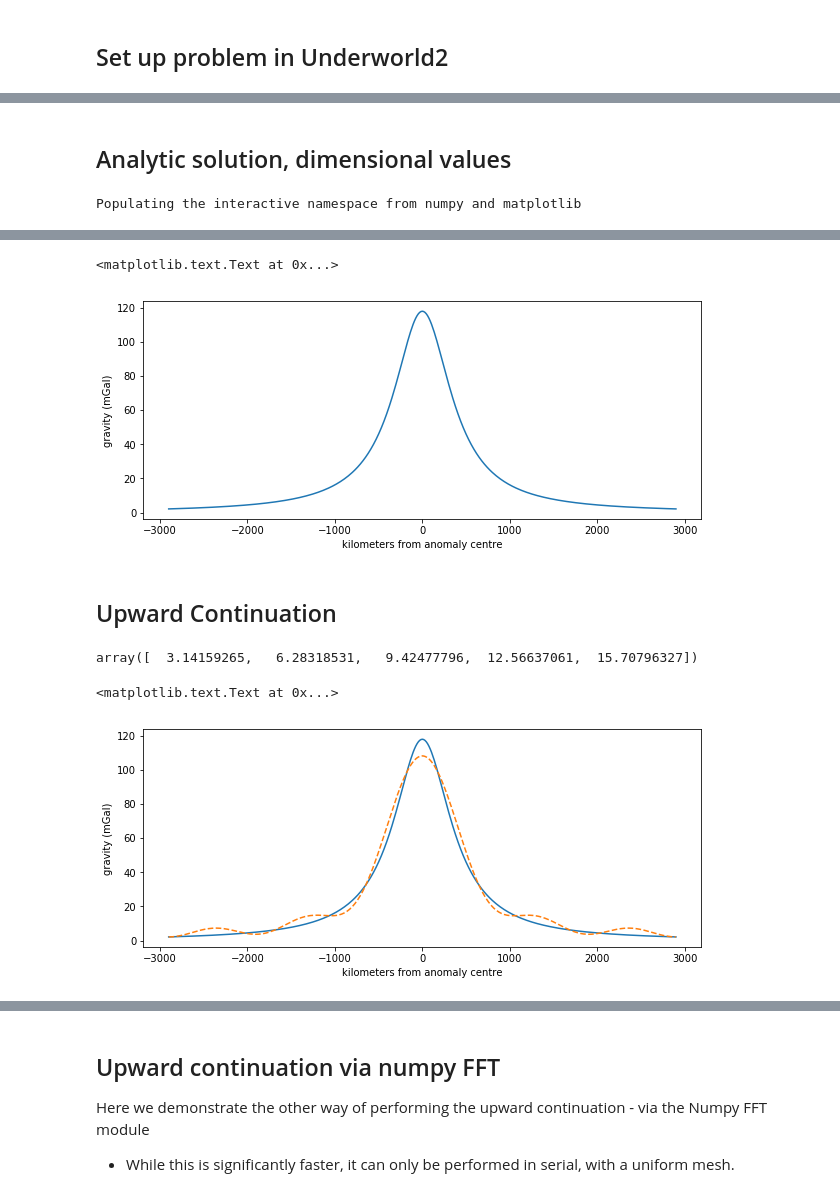
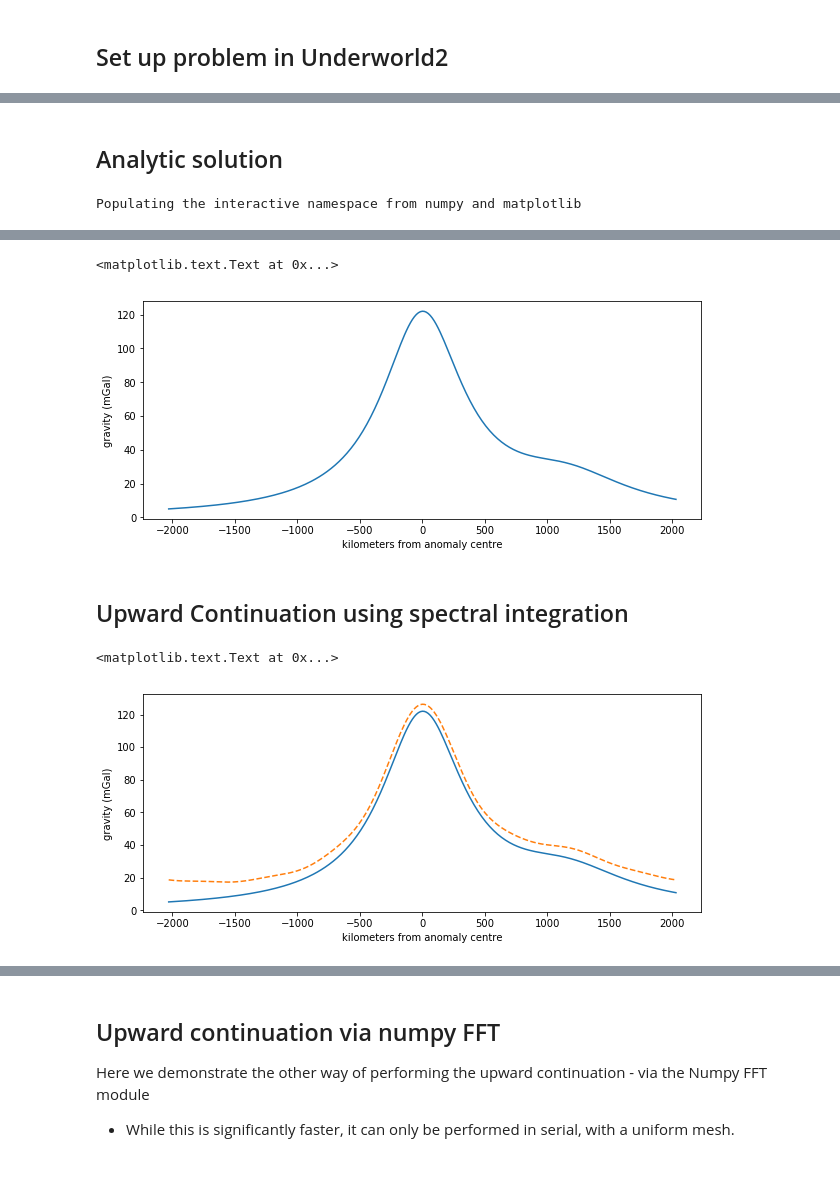
Before and after one commit to dansand/gravityPt1, a Jupyter notebook: pt2_gravityEx1.ipynb, the cells around one changed output, grey strips where cells are left out. Saved outputs shown, nothing was run; the diff lists cells and outputs as text; code cells hidden in the pictures.

```diff
--- a/pt2_gravityEx1.ipynb
+++ b/pt2_gravityEx1.ipynb
@@ -34,9 +39,13 @@ from spectral_tools import *
 lengthScale = 2900e3
 # first create a mesh and variable
 mesh = uw.mesh.FeMesh_Cartesian(elementType = 'Q1/dQ0',
-                                elementRes=(6*64,64),
-                                minCoord    = (-1., 1. - 1000e3/lengthScale),
-                                maxCoord    = (1., 1.) )
+                                elementRes=(4*64,64),
+                                minCoord    = (-0.7, 1. - 1000e3/lengthScale),
+                                maxCoord    = (0.7, 1.) )
 
 
 densVar = uw.mesh.MeshVariable(mesh,1)
+
+tWalls = mesh.specialSets["MaxJ_VertexSet"]
+bWalls = mesh.specialSets["MinJ_VertexSet"]
+lWalls = mesh.specialSets["MinI_VertexSet"]
@@ -46,7 +59,10 @@ radius = 150e3/lengthScale
 depth =  400e3/lengthScale
 offset= (0., 1 - depth)
 coord1 = fn.input() - offset
+circle1 = ( fn.math.dot(coord1,coord1) < radius**2 )
 
-circle1 = ( fn.math.dot(coord1,coord1) < radius**2 )
+offset2= (0.4, 1 - 1.5*depth)
+coord2 = fn.input() - offset2
+circle2 = ( fn.math.dot(coord2,coord2) < (0.5*radius)**2 )
 # %%
 densFn = fn.branching.conditional(  ( (circle1,  1.),
@@ -60,5 +77,5 @@ fig.show()
 # %% [output]
 [interactive output not drawn]
 # %% [markdown]
-## Analytic solution, dimensional values
+## Analytic solution
 # %%
@@ -70,15 +86,19 @@ meshXs = mesh.data[mesh.specialSets['MaxJ_VertexSet'].data][:,0]
 # %%
+meshXs = mesh.data[mesh.specialSets['MaxJ_VertexSet'].data][:,0]
 dimXs = (meshXs - offset[0])*lengthScale
-
 dimDepth = depth*lengthScale
 dimrad = radius*lengthScale
+grav1 = ((2*np.pi*G*(dimrad)**2*deltaRho))*dimDepth/((dimXs**2 + dimDepth**2))
 
-grav = ((2*np.pi*G*(dimrad)**2*deltaRho))*dimDepth/((dimXs**2 + dimDepth**2))
+dimXs2 = (meshXs - offset2[0])*lengthScale
+dimDepth2 = 1.5*depth*lengthScale
+dimrad2 = 0.5*radius*lengthScale
+grav2 = ((2*np.pi*G*(dimrad2)**2*deltaRho))*dimDepth2/((dimXs2**2 + dimDepth2**2))
 # %%
 %pylab inline
 fig, ax = plt.subplots(figsize=(10, 4))
 
-gravComb = (grav)
+gravComb = grav1 + grav2
 
 ax.plot(dimXs*1e-3, gravComb *1e5)
 ax.set_ylabel('gravity (mGal)')
@@ -89,15 +109,12 @@ WARNING: pylab import has clobbered these variables: ['spacing']
 `%matplotlib` prevents importing * from pylab and numpy
 <matplotlib.text.Text at 0x...>
-[figure, old version]
+[figure, new version]
 # %% [markdown]
-## Upward Continuation
+## Upward Continuation using spectral integration
 # %%
 densityIntFac = deltaRho*lengthScale
 gravitationalFac = 2.*np.pi*G
 # %%
-N = 6
+N = 8
 ks = integral_wavenumbers(mesh, N, axisIndex=1)
 upContKernelFn = fn.math.exp(-1.*(1. - fn.coord()[1])*ks)
-ks
-# %% [output]
-array([  3.14159265,   6.28318531,   9.42477796,  12.56637061,  15.70796327])
@@ -115,13 +135,15 @@ gravFn = gravFn*densityIntFac*gravitationalFac
 # %%
 fig, ax = plt.subplots(figsize=(10, 4))
 ax.plot(dimXs*1e-3, gravComb*1e5)
-ax.plot(dimXs*1e-3, ((gravFn) - ((gravFn)[0]  -gravComb[-1]))  *1e5, ls = '--')
+#ax.plot(dimXs*1e-3, ((gravUw) - ((gravUw)[0]  -gravComb[-1]))  *1e5, ls = '--')
+ax.plot(dimXs*1e-3, (gravUw) *1e5, ls = '--')
+#ax.plot(dimXs*1e-3, (gravUw - gravUw[0]) *1e5, ls = '--')
 
 ax.set_ylabel('gravity (mGal)')
 ax.set_xlabel('kilometers from anomaly centre')
 # %% [output]
 <matplotlib.text.Text at 0x...>
-[figure, old version]
+[figure, new version]
 # %%
 sincfs = coeffs[0].evaluate()
 coscfs = coeffs[1].evaluate()
```
Also changed, not shown: parts of 20 cells of this notebook, 4 other files.
